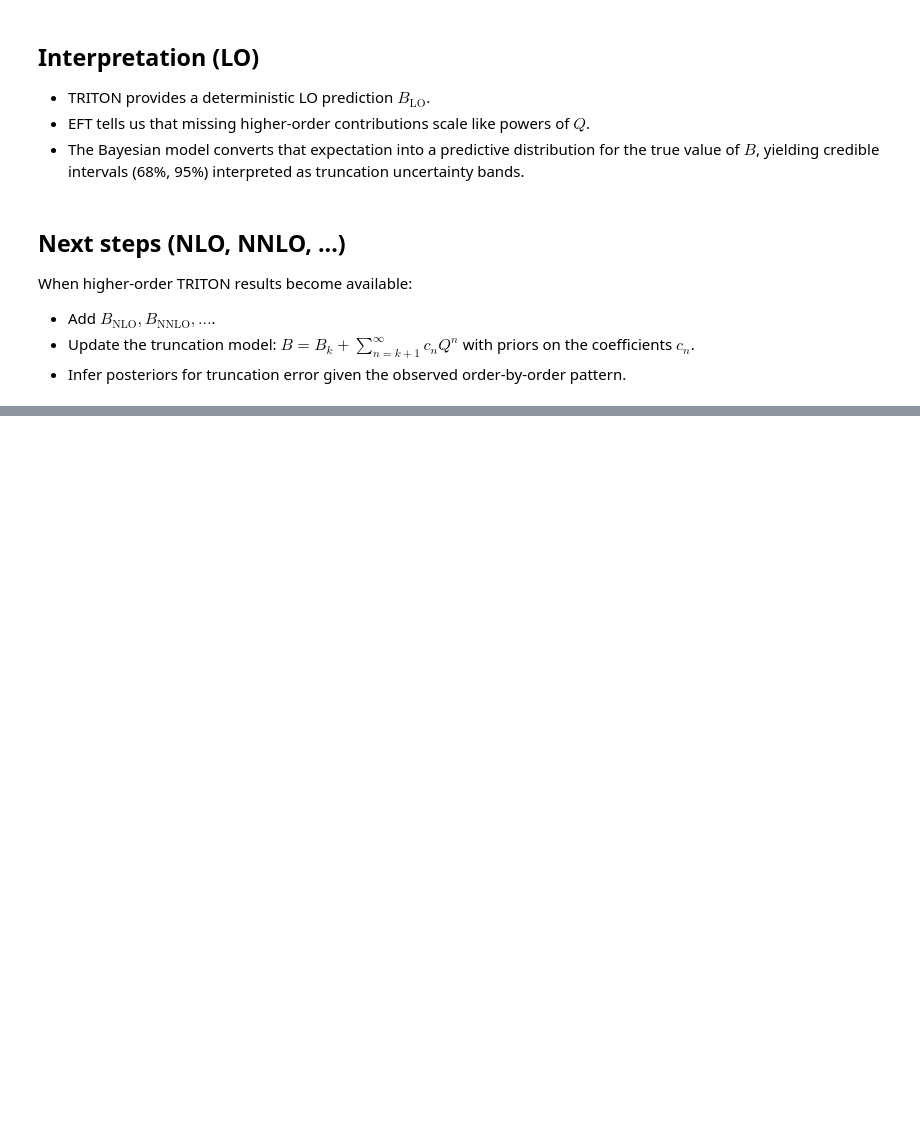
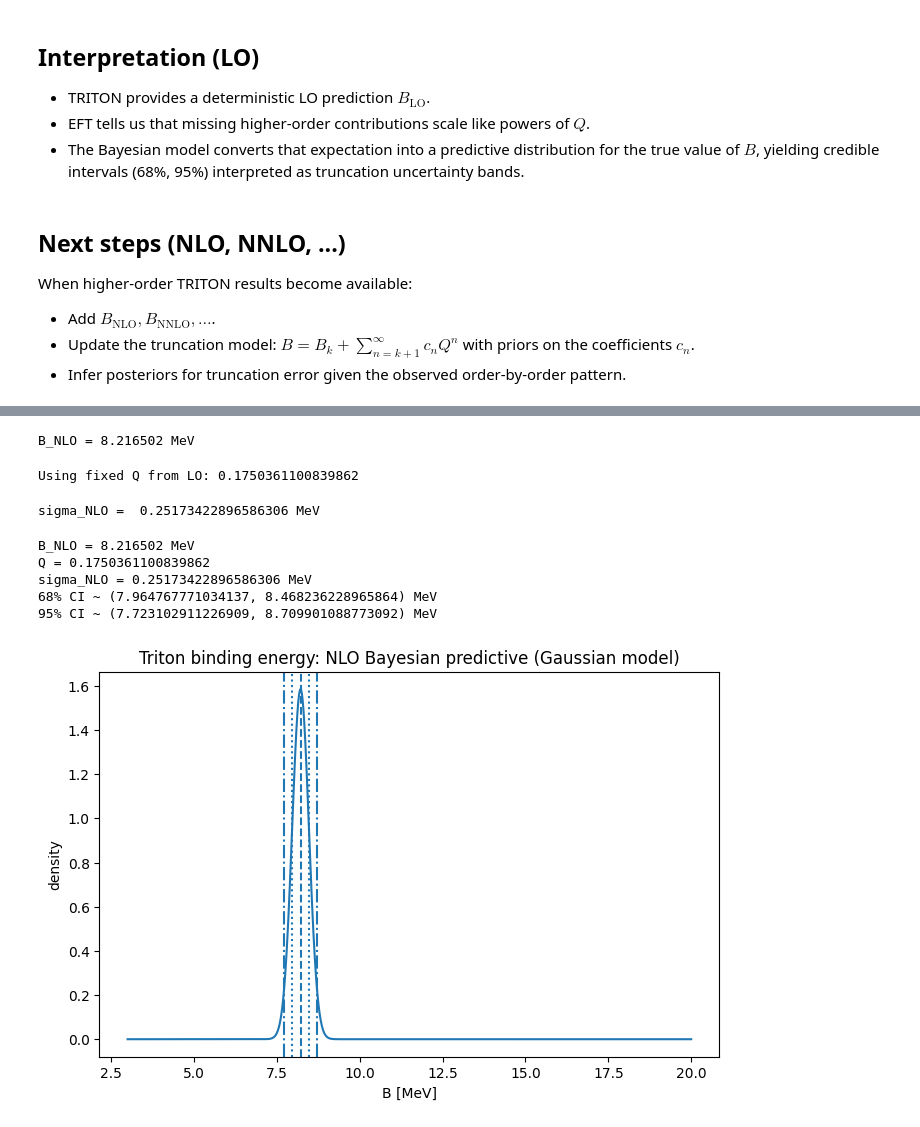
Before and after one commit to SilviaZironi/Thesis, a Jupyter notebook: TRITON/TRITON_EFT_Bayesian_Analysis.ipynb, the cells around one changed output, grey strips where cells are left out. Saved outputs shown, nothing was run; the diff lists cells and outputs as text; code cells hidden in the pictures; blank space fills up the shorter version.

```diff
--- a/TRITON/TRITON_EFT_Bayesian_Analysis.ipynb
+++ b/TRITON/TRITON_EFT_Bayesian_Analysis.ipynb
@@ -119,0 +131,70 @@ When higher-order TRITON results become available:
+# %%
+B_NLO = 8.216502  #MeV (from TRITON)
+print("B_NLO =", B_NLO, "MeV")
+# %% [output]
+B_NLO = 8.216502 MeV
+# %%
+# Q-choice:
+
+# Option A: keep Q fixed from LO (recommended for clean order-to-order UQ comparison)
+Q_ref = Q
+print("Using fixed Q from LO:", Q_ref,)
+
+# Option B: recompute Q at NLO from B_NLO (ONLY if you intentionally want order-dependent Q)
+# mN = 939.0  # MeV
+# p_typ_NLO = math.sqrt(mN * abs(B_NLO))
+# Q_NLO = p_typ_NLO / Lambda_b
+# print("Order-dependent Q_NLO:", Q_NLO)
+# %% [output]
+Using fixed Q from LO: 0.1750361100839862
+# %%
+#Simple NLO truncation estimate
+sigma_NLO = abs(B_NLO) * (Q_ref**2)
+print("sigma_NLO = ", sigma_NLO, "MeV")
+# %% [output]
+sigma_NLO =  0.25173422896586306 MeV
+# %%
+# Gaussian predictive model at NLO
+
+mu_NLO = B_NLO
+
+# 68% and 95% credible intervals for a Gaussian:
+CI68_NLO = (mu_NLO - sigma_NLO, mu_NLO + sigma_NLO)
+CI95_NLO = (mu_NLO - 1.96*sigma_NLO, mu_NLO + 1.96*sigma_NLO)
+
+print("B_NLO =", mu_NLO, "MeV")
+print("Q =", Q_ref)
+print("sigma_NLO =", sigma_NLO, "MeV")
+print("68% CI ~", CI68_NLO, "MeV")
+print("95% CI ~", CI95_NLO, "MeV")
+# %% [output]
+B_NLO = 8.216502 MeV
+Q = 0.1750361100839862
+sigma_NLO = 0.25173422896586306 MeV
+68% CI ~ (7.964767771034137, 8.468236228965864) MeV
+95% CI ~ (7.723102911226909, 8.709901088773092) MeV
+# %%
+def gaussian_pdf(x, mu, sigma):
+    return (1.0/(sigma*np.sqrt(2*np.pi))) * np.exp(-0.5*((x-mu)/sigma)**2)
+
+# Plot range
+B_grid = np.linspace(3.0, 20.0, 2000)
+
+pdf_NLO = gaussian_pdf(B_grid, mu_NLO, sigma_NLO)
+
+plt.figure(figsize=(8,5))
+plt.plot(B_grid, pdf_NLO)
+plt.title("Triton binding energy: NLO Bayesian predictive (Gaussian model)")
+plt.xlabel("B [MeV]")
+plt.ylabel("density")
+
+# Vertical markers: mean, 68%, 95%
+plt.axvline(mu_NLO, linestyle="--")
+plt.axvline(CI68_NLO[0], linestyle=":")
+plt.axvline(CI68_NLO[1], linestyle=":")
+plt.axvline(CI95_NLO[0], linestyle="-.")
+plt.axvline(CI95_NLO[1], linestyle="-.")
+
+plt.show()
+# %% [output]
+[figure, added]
```
Also changed, not shown: parts of 9 cells of this notebook.
